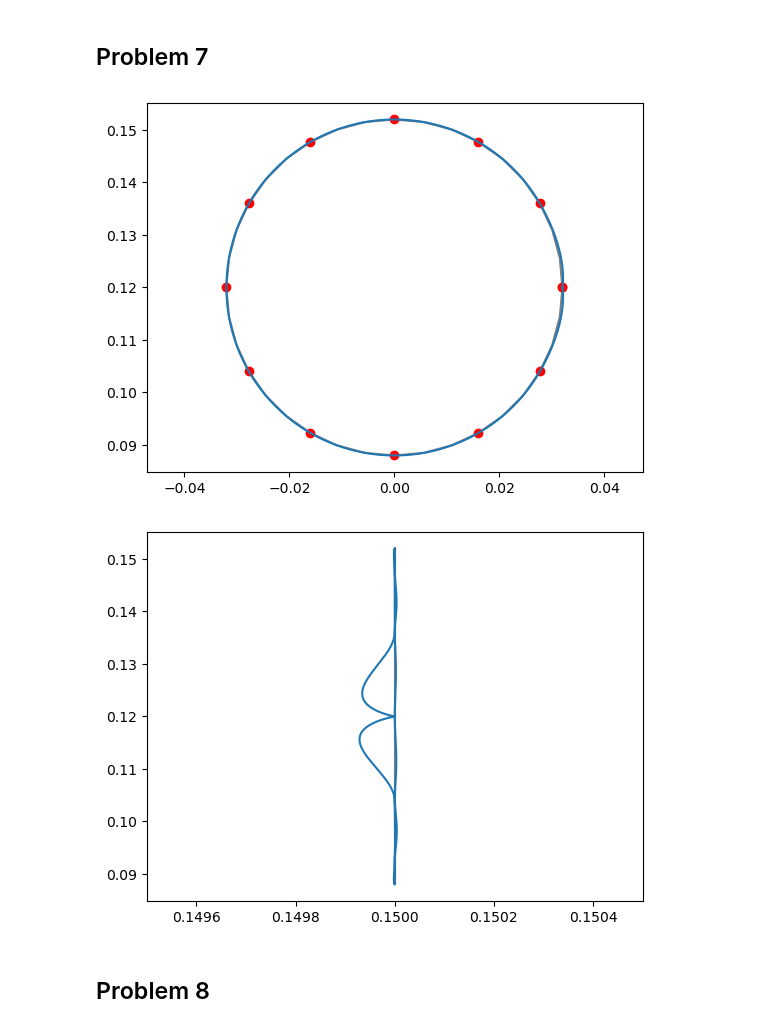
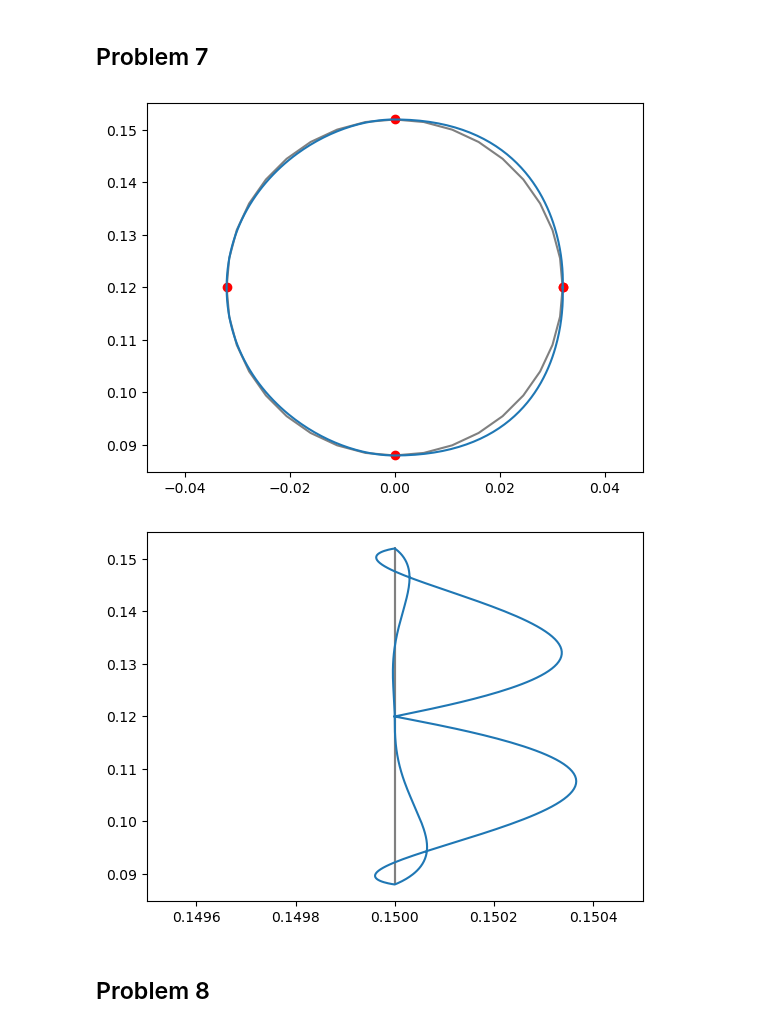
Before and after one commit to VictorLier/Robotics, a Jupyter notebook: Assignment/teori.ipynb, the cells around one changed output. Drawn from its saved outputs; the diff is of its cells as text; code cells hidden in the pictures.

```diff
--- a/Assignment/teori.ipynb
+++ b/Assignment/teori.ipynb
@@ -440,36 +440,36 @@ def plot_polynomials(angles, **kwargs):
 
     circ_knot_points_y = [p_circ[angle][1] for angle in angles]
     circ_knot_points_z = [p_circ[angle][2] for angle in angles]
 
     segment_x_vals = np.array([segment_points[:,0] for segment_points in segment_point_arr]).ravel()
     segment_y_vals = np.array([segment_points[:,1] for segment_points in segment_point_arr]).ravel()
     segment_z_vals = np.array([segment_points[:,2] for segment_points in segment_point_arr]).ravel()
 
     np.savetxt('latex_data/problem7_x_vals.txt', segment_x_vals)
     np.savetxt('latex_data/problem7_y_vals.txt', segment_y_vals)
     np.savetxt('latex_data/problem7_z_vals.txt', segment_z_vals)
 
     plt.figure()
     plt.plot(circ_y_vals, circ_z_vals, color='grey')
     plt.plot(circ_knot_points_y, circ_knot_points_z, 'ro')
     plt.plot(segment_y_vals, segment_z_vals)
     plt.axis('equal')
     plt.show()
 
 
     plt.figure()
     plt.plot(circ_x_vals, circ_z_vals, color='grey')
     plt.plot(segment_x_vals, segment_z_vals)
     plt.xlim([0.1495, 0.1505])
     plt.show()
 
 
 
-angles_4 = list(range(0, 37, 3))
+angles_4 = list(range(0, 37, 9))
 plot_polynomials(angles_4)
 # %% [output]
-[figure, old version]
+[figure, new version]
-[figure, old version]
+[figure, new version]
 # %% [markdown]
 ## Problem 8
 # %%
```
Also changed, not shown: parts of 2 cells of this notebook, 3 other files.
